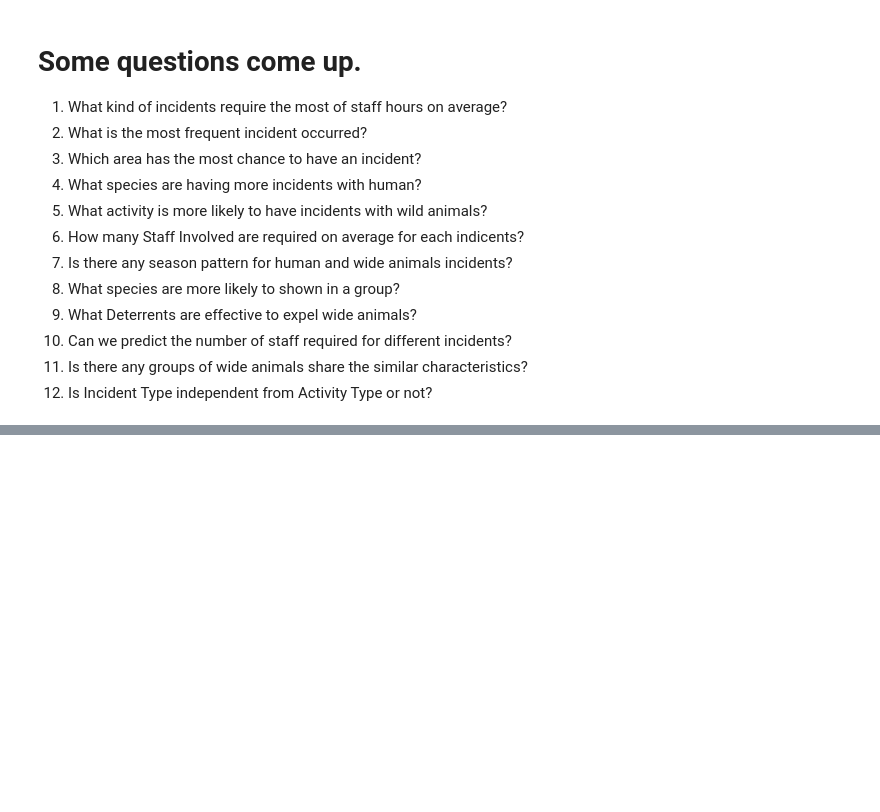
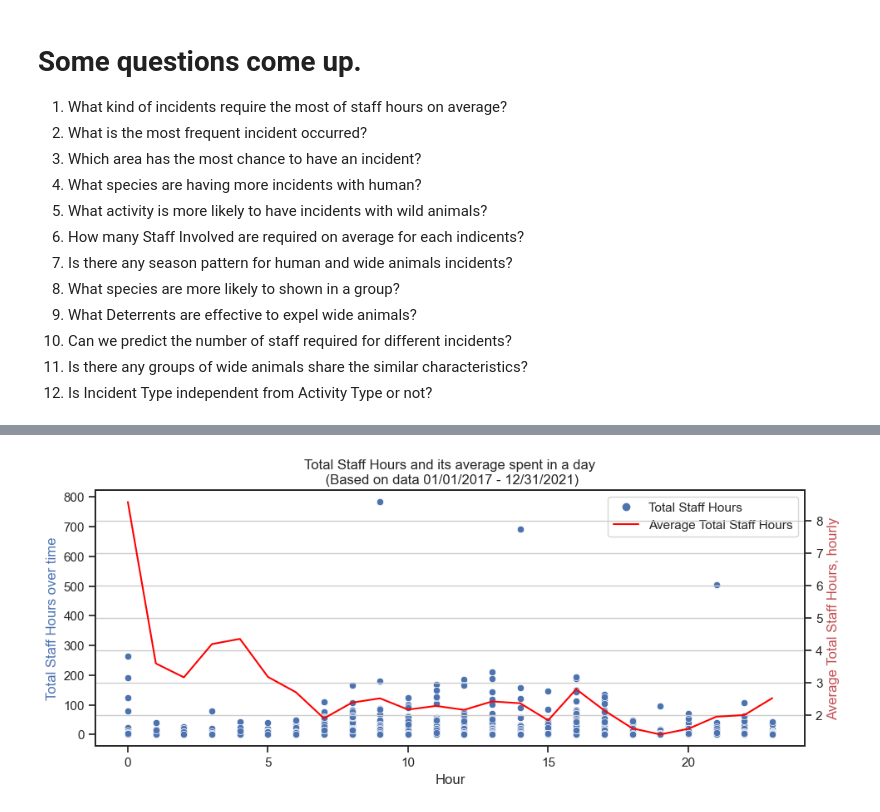
Before and after one commit to YongpengFu/Human-Widelife-Coexistence-Incidents-Canada, a Jupyter notebook: Human-Widelife-Coexistence-Incidents-Canada.ipynb, the cells around one changed output, grey strips where cells are left out. Drawn from its saved outputs; the diff is of its cells as text; code cells hidden in the pictures; blank space fills up the shorter version.

```diff
--- a/Human-Widelife-Coexistence-Incidents-Canada.ipynb
+++ b/Human-Widelife-Coexistence-Incidents-Canada.ipynb
@@ -226,3 +254,24 @@ for c in ax.containers:
+# %%
+#Q7.2: Look at the hourly graph of Total Staff Hours
+#Step 1: get the hour from each Local Time
+# sns.set(style="none")
+incidents['Hour'] = pd.to_datetime(incidents['Local Time'], format='%H:%M:%S').dt.hour
+#Step 2: get the average of Total Staff Hours for each 1 hour peiod
+fig, ax1 = plt.subplots(figsize = (11, 4))
+ax2 = ax1.twinx()
+sns.scatterplot(data=incidents, x="Hour", y="Sum of Total Staff Hours", ax = ax1, color="b")
+sns.lineplot(data = incidents.groupby(['Hour'])['Sum of Total Staff Hours'].mean(), ax = ax2, color="red")
+ax1.set_ylabel('Total Staff Hours over time', color='b')
+ax2.set_ylabel('Average Total Staff Hours, hourly', color='r')
+plt.grid()
+ax1.legend(handles=[Line2D([], [], marker='o', color='b', linestyle = '',
+                         label='Total Staff Hours'),
+                  Line2D([], [], marker='', color='red',
+                         label='Average Total Staff Hours')], loc = 'upper right')
+plt.title("Total Staff Hours and its average spent in a day\n (Based on data 01/01/2017 - 12/31/2021)")
+plt.show()
+# %% [output]
+[figure, added]
 # %%
 #Q9: What Deterrents are effective to expel different wide animals?
 animals_involved_Deterrents = animals_involved[['Species Common Name', 'Deterrents Used']]\
```
Also changed, not shown: parts of 13 cells of this notebook.
